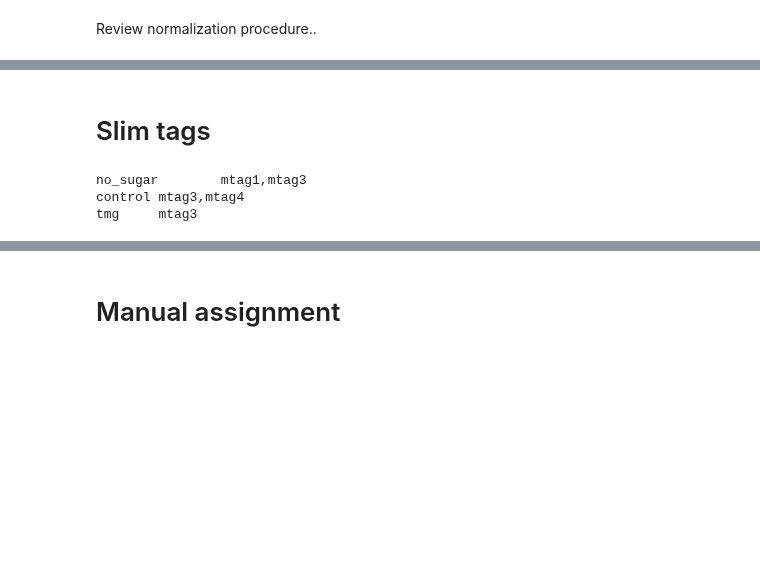
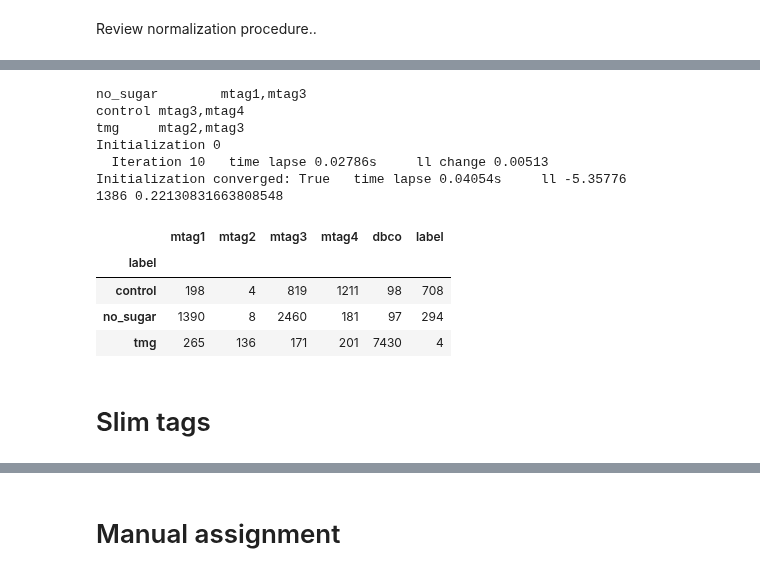
Before and after one commit to sbooeshaghi/azucar, a Jupyter notebook: analysis/293T/obs2/assign.ipynb, the cells around one changed output, grey strips where cells are left out. Drawn from its saved outputs; the diff is of its cells as text; code cells hidden in the pictures; blank space fills up the shorter version.

```diff
--- a/analysis/293T/obs2/assign.ipynb
+++ b/analysis/293T/obs2/assign.ipynb
@@ -1725,7 +1725,7 @@ def mx_norm(matrix_fn, out_matrix_fn, how="ipf"):
   mtx = mmread(matrix_fn).toarray()
 
   if how == "ipf":
-    mtx_ipf = do_ipf(np.log1p(mtx).copy(), axis_uniform=1) # 0: uniform cols, 1: uniform rows, -1: both uniform
+    mtx_ipf = do_ipf(mtx.copy(), axis_uniform=1) # 0: uniform cols, 1: uniform rows, -1: both uniform
     mmwrite(out_matrix_fn, csr_matrix(mtx_ipf*mtx.sum()))
   elif how == "log1p":
     mtx_log1p = csr_matrix(np.log1p(mtx))
@@ -2020,7 +2024,7 @@ def mx_assign(matrix_fn, barcodes_fn, genes_fn, markers_ec_fn, groups_fn):
       }
   }
 
-  method = "raw"
+  method = "raw_log1p"
 
   # have to initialize the clusters by first mean centering alternative is to zscore the means
 
@@ -2085,11 +2089,6 @@ def mx_assign(matrix_fn, barcodes_fn, genes_fn, markers_ec_fn, groups_fn):
   # make df
   df = pd.DataFrame(G, columns=[f"{i}_ipf" for i in genes])
 
-
-  # original counts (this is the same as make df above)
-  for idx, v in enumerate(G.T):
-      df[f"{genes[idx]}"] = v # np.exp(v) - 1
-
   df["label_id"] = labels
   df["label"] = df["label_id"].map({i:groups[i] for i in range(len(groups))})
   df["ent"] = ent
@@ -2278,3 +2266,29 @@ tmg     mtag2,mtag3
+# %%
+markers_fn = os.path.join(base_mark, "markers.txt")
+!cat $markers_fn
+
+df = main(matrix_fn, barcodes_fn, genes_fn, markers_fn)
+df.query(f"ent < {ent_cutoff}").groupby("label").agg({
+      "mtag1": "mean",
+      "mtag2": "mean",
+      "mtag3": "mean",
+      "mtag4": "mean",
+      "dbco": "mean",
+      "label": "count"
+      }).astype(int)
+# %% [output]
+no_sugar        mtag1,mtag3
+control mtag3,mtag4
+tmg     mtag2,mtag3
+Initialization 0
+  Iteration 10   time lapse 0.02786s     ll change 0.00513
+Initialization converged: True   time lapse 0.04054s     ll -5.35776
+1386 0.22130831663808548
+|  | mtag1 | mtag2 | mtag3 | mtag4 | dbco | label |
+| label |  |  |  |  |  |  |
+| control | 198 | 4 | 819 | 1211 | 98 | 708 |
+| no_sugar | 1390 | 8 | 2460 | 181 | 97 | 294 |
+| tmg | 265 | 136 | 171 | 201 | 7430 | 4 |
 # %%
 !rm *.txt *.mtx *.ec
 # %% [markdown]
@@ -2284,8 +2295,0 @@ tmg     mtag2,mtag3
-# %%
-markers_fn = os.path.join(base_mark, "markers_slim.txt")
-
-!cat $markers_fn
-# %% [output]
-no_sugar        mtag1,mtag3
-control mtag3,mtag4
-tmg     mtag3
```
Also changed, not shown: parts of 17 cells of this notebook.
